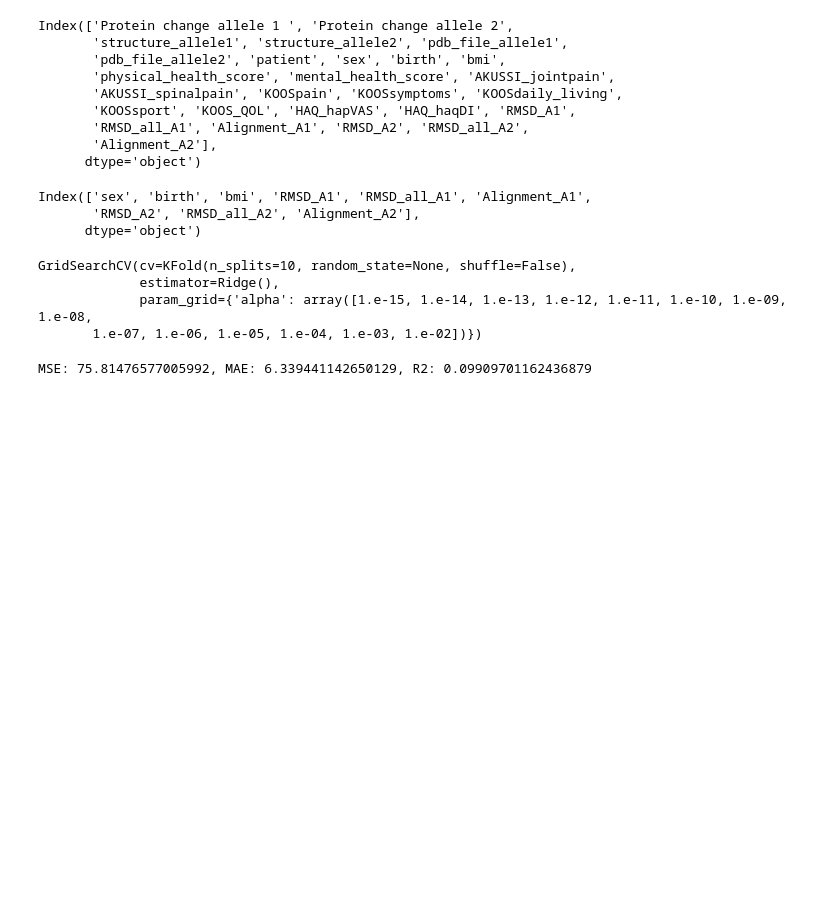
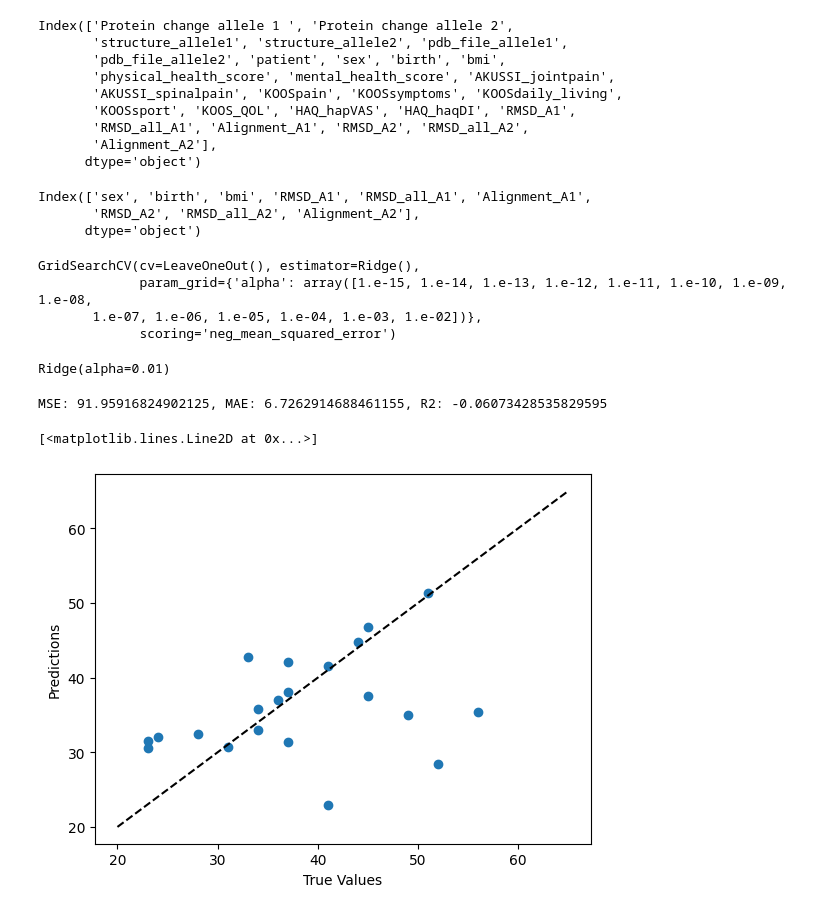
Before and after one commit to g-lago8/CHL-Project, a Jupyter notebook: notebooks/prova_classification.ipynb, the cells around one changed output. Saved outputs shown, nothing was run; the diff lists cells and outputs as text; code cells hidden in the pictures; blank space fills up the shorter version.

```diff
--- a/notebooks/prova_classification.ipynb
+++ b/notebooks/prova_classification.ipynb
@@ -56,25 +56,28 @@ X_train, X_test, y_train, y_test = train_test_split(X, y, test_size=0.2)
 # leave one out cross validation
 
 from sklearn.linear_model import Ridge
-from sklearn.model_selection import KFold, GridSearchCV
-k_fold = KFold(n_splits=10)
-loo.get_n_splits(X_train, y_train)
+from sklearn.model_selection import KFold, GridSearchCV, LeaveOneOut
+k_fold = LeaveOneOut()
+k_fold.get_n_splits(X_train, y_train)
 
 exponents = np.arange(-15, -1)
 parameters = {'alpha': 10.0**exponents}
 
-grid = GridSearchCV(estimator=Ridge(), param_grid = parameters, cv=k_fold)
+grid = GridSearchCV(estimator=Ridge(), param_grid = parameters, cv=k_fold, scoring='neg_mean_squared_error')
 # %%
 # fit the model
 grid.fit(X_train, y_train)
 # %% [output]
-GridSearchCV(cv=KFold(n_splits=10, random_state=None, shuffle=False),
-             estimator=Ridge(),
+GridSearchCV(cv=LeaveOneOut(), estimator=Ridge(),
              param_grid={'alpha': array([1.e-15, 1.e-14, 1.e-13, 1.e-12, 1.e-11, 1.e-10, 1.e-09, 1.e-08,
-       1.e-07, 1.e-06, 1.e-05, 1.e-04, 1.e-03, 1.e-02])})
+       1.e-07, 1.e-06, 1.e-05, 1.e-04, 1.e-03, 1.e-02])},
+             scoring='neg_mean_squared_error')
 # %%
 # get the best model
 best_model = grid.best_estimator_
+best_model.fit(X_train, y_train)
+# %% [output]
+Ridge(alpha=0.01)
 # %%
 y_pred = best_model.predict(X_test)
 
@@ -85,4 +88,12 @@ mae = mean_absolute_error(y_test, y_pred)
 r2 = r2_score(y_test, y_pred)
 print(f'MSE: {mse}, MAE: {mae}, R2: {r2}')
 # %% [output]
-MSE: 75.81476577005992, MAE: 6.339441142650129, R2: 0.09909701162436879
+MSE: 91.95916824902125, MAE: 6.7262914688461155, R2: -0.06073428535829595
+# %%
+plt.scatter(y_test, y_pred)
+plt.xlabel('True Values')
+plt.ylabel('Predictions')
+plt.plot(np.linspace(20, 65), np.linspace(20, 65), color='black', linestyle='--')
+# %% [output]
+[<matplotlib.lines.Line2D at 0x...>]
+[figure, added]
```
Also changed, not shown: parts of 14 cells of this notebook, 3 other files.
